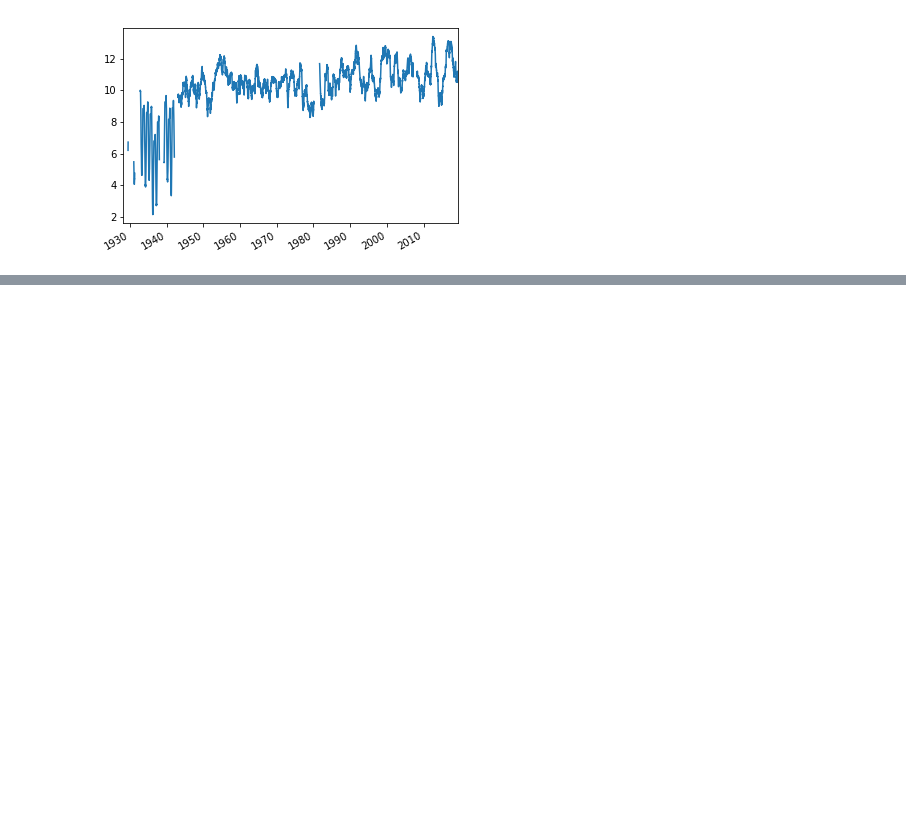
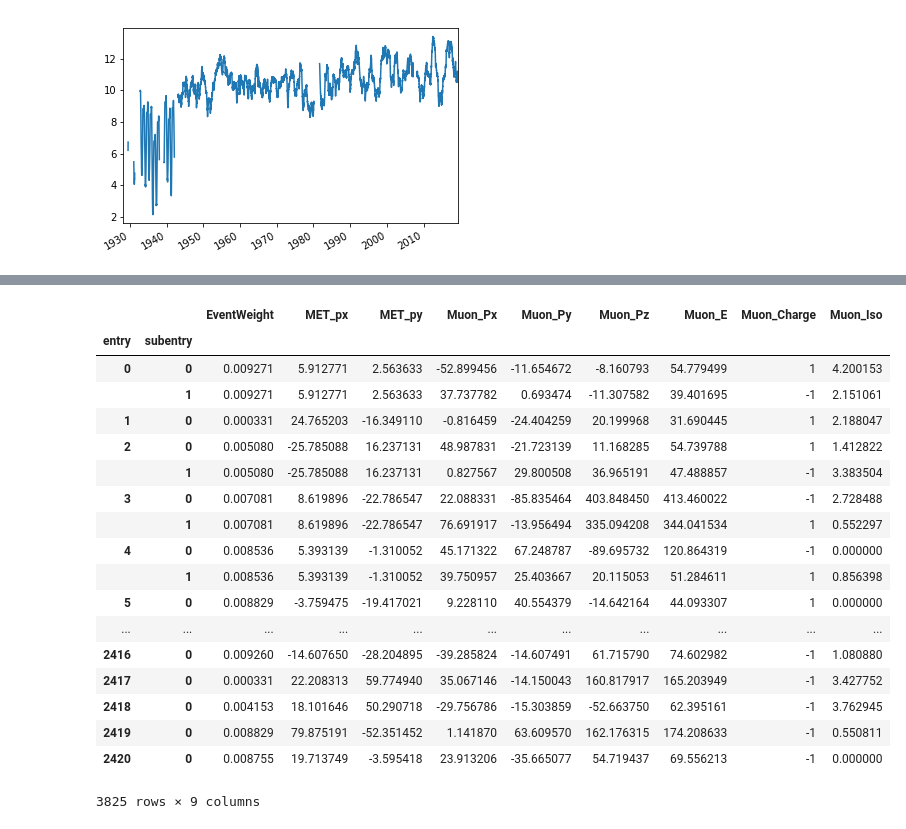
Before and after one commit to jpivarski-talks/2019-06-10-usatlas-argonne-python, a Jupyter notebook: 02-numpy-pandas-skills.ipynb, the cells around one changed output, grey strips where cells are left out. Drawn from its saved outputs; the diff is of its cells as text; code cells hidden in the pictures; blank space fills up the shorter version.

```diff
--- a/02-numpy-pandas-skills.ipynb
+++ b/02-numpy-pandas-skills.ipynb
@@ -874,0 +909,27 @@ tminmax["TAVG"].rolling(365).mean().plot();
+# %%
+# uproot's flatten=True (default) turns creates a structured index like the year-month-day example.
+#
+# See "entry" and "subentry"?
+
+muondf = uproot.open("data/HZZ.root")["events"].pandas.df(["EventWeight", "MET_*", "Muon_*"], flatten=True)
+muondf
+# %% [output]
+|  |  | EventWeight | MET_px | MET_py | Muon_Px | Muon_Py | Muon_Pz | Muon_E | Muon_Charge | Muon_Iso |
+| entry | subentry |  |  |  |  |  |  |  |  |  |
+| 0 | 0 | 0.009271 | 5.912771 | 2.563633 | -52.899456 | -11.654672 | -8.160793 | 54.779499 | 1 | 4.200153 |
+|  | 1 | 0.009271 | 5.912771 | 2.563633 | 37.737782 | 0.693474 | -11.307582 | 39.401695 | -1 | 2.151061 |
+| 1 | 0 | 0.000331 | 24.765203 | -16.349110 | -0.816459 | -24.404259 | 20.199968 | 31.690445 | 1 | 2.188047 |
+| 2 | 0 | 0.005080 | -25.785088 | 16.237131 | 48.987831 | -21.723139 | 11.168285 | 54.739788 | 1 | 1.412822 |
+|  | 1 | 0.005080 | -25.785088 | 16.237131 | 0.827567 | 29.800508 | 36.965191 | 47.488857 | -1 | 3.383504 |
+| 3 | 0 | 0.007081 | 8.619896 | -22.786547 | 22.088331 | -85.835464 | 403.848450 | 413.460022 | -1 | 2.728488 |
+|  | 1 | 0.007081 | 8.619896 | -22.786547 | 76.691917 | -13.956494 | 335.094208 | 344.041534 | 1 | 0.552297 |
+| 4 | 0 | 0.008536 | 5.393139 | -1.310052 | 45.171322 | 67.248787 | -89.695732 | 120.864319 | -1 | 0.000000 |
+|  | 1 | 0.008536 | 5.393139 | -1.310052 | 39.750957 | 25.403667 | 20.115053 | 51.284611 | 1 | 0.856398 |
+| 5 | 0 | 0.008829 | -3.759475 | -19.417021 | 9.228110 | 40.554379 | -14.642164 | 44.093307 | 1 | 0.000000 |
+| ... | ... | ... | ... | ... | ... | ... | ... | ... | ... | ... |
+| 2416 | 0 | 0.009260 | -14.607650 | -28.204895 | -39.285824 | -14.607491 | 61.715790 | 74.602982 | -1 | 1.080880 |
+| 2417 | 0 | 0.000331 | 22.208313 | 59.774940 | 35.067146 | -14.150043 | 160.817917 | 165.203949 | -1 | 3.427752 |
+| 2418 | 0 | 0.004153 | 18.101646 | 50.290718 | -29.756786 | -15.303859 | -52.663750 | 62.395161 | -1 | 3.762945 |
+| 2419 | 0 | 0.008829 | 79.875191 | -52.351452 | 1.141870 | 63.609570 | 162.176315 | 174.208633 | -1 | 0.550811 |
+| 2420 | 0 | 0.008755 | 19.713749 | -3.595418 | 23.913206 | -35.665077 | 54.719437 | 69.556213 | -1 | 0.000000 |
+3825 rows × 9 columns
```
Also changed, not shown: parts of 6 cells of this notebook, 1 other file.
